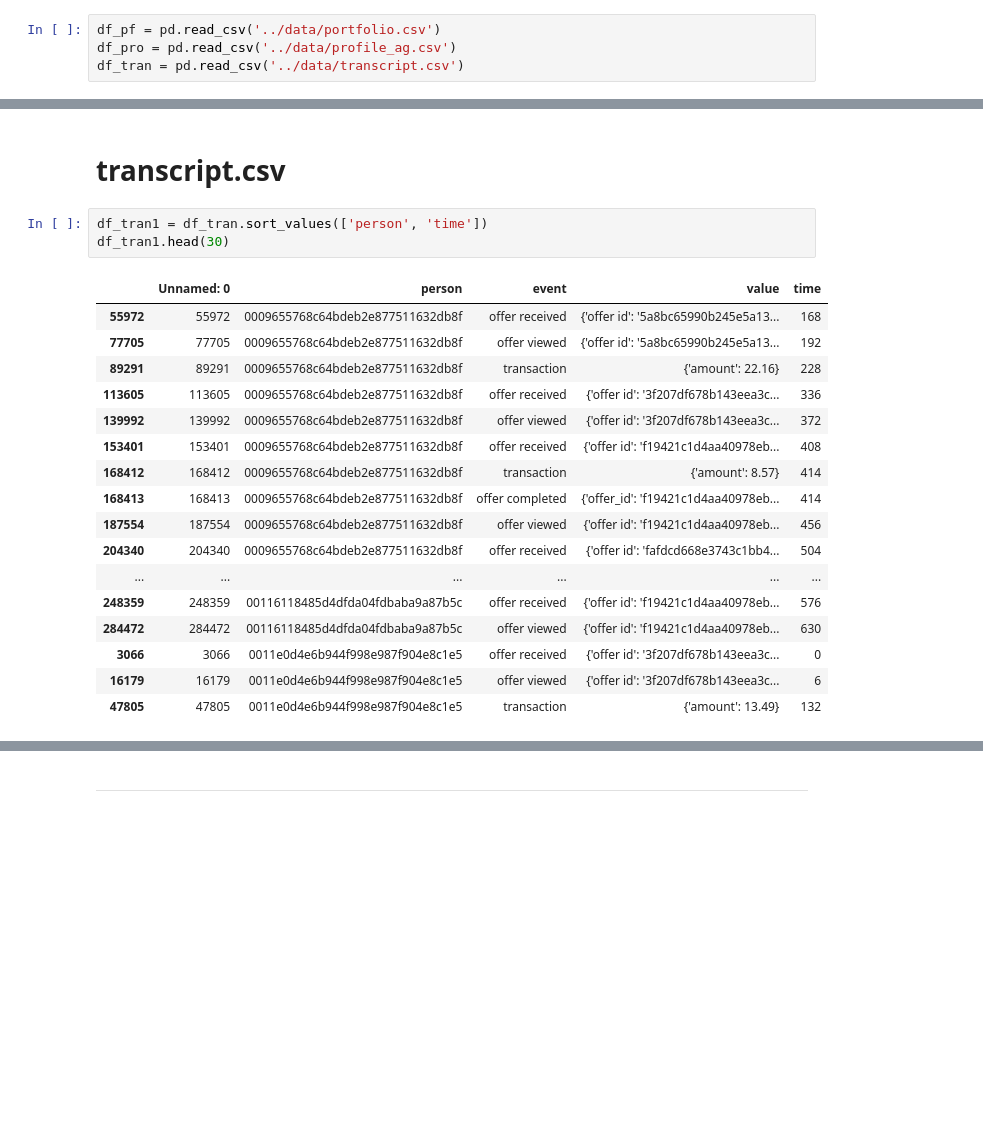
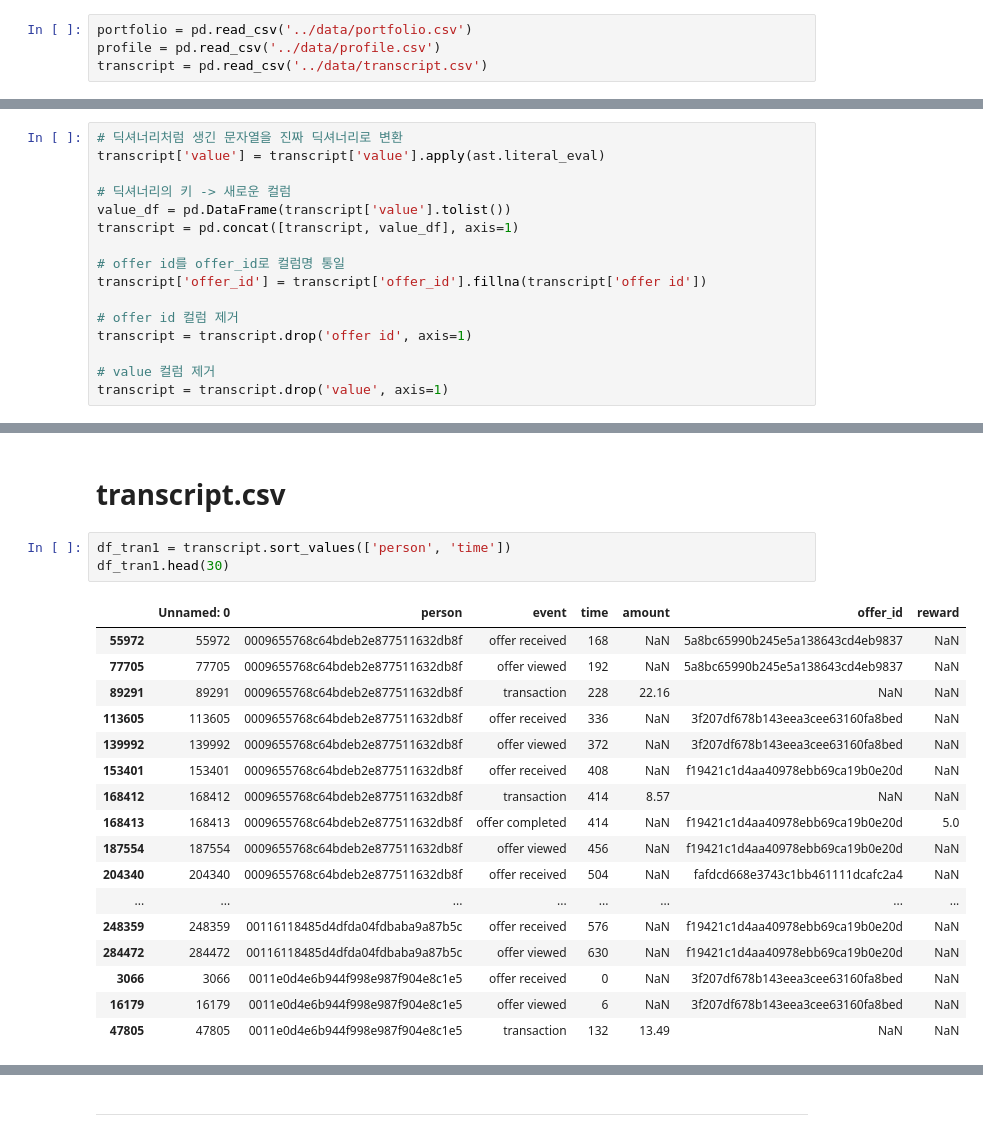
Before and after one commit to yoohengu/marketing_starbucks, a Jupyter notebook: yhg/02_eda_v1.ipynb, the cells around one changed output, grey strips where cells are left out. Drawn from its saved outputs; the diff is of its cells as text; blank space fills up the shorter version.

```diff
--- a/yhg/02_eda_v1.ipynb
+++ b/yhg/02_eda_v1.ipynb
@@ -30,9 +30,9 @@ print("="*60)
 한글 폰트 설정 완료!
 ============================================================
 # %%
-df_pf = pd.read_csv('../data/portfolio.csv')
-df_pro = pd.read_csv('../data/profile_ag.csv')
-df_tran = pd.read_csv('../data/transcript.csv')
+portfolio = pd.read_csv('../data/portfolio.csv')
+profile = pd.read_csv('../data/profile.csv')
+transcript = pd.read_csv('../data/transcript.csv')
 # %% [markdown]
 ---
 # %% [markdown]
@@ -119,0 +133,16 @@ Name: proportion, dtype: float64
+# %%
+# 딕셔너리처럼 생긴 문자열을 진짜 딕셔너리로 변환
+transcript['value'] = transcript['value'].apply(ast.literal_eval)
+
+# 딕셔너리의 키 -> 새로운 컬럼
+value_df = pd.DataFrame(transcript['value'].tolist())
+transcript = pd.concat([transcript, value_df], axis=1)
+
+# offer id를 offer_id로 컬럼명 통일
+transcript['offer_id'] = transcript['offer_id'].fillna(transcript['offer id'])
+
+# offer id 컬럼 제거
+transcript = transcript.drop('offer id', axis=1)
+
+# value 컬럼 제거
+transcript = transcript.drop('value', axis=1)
@@ -122,24 +341,24 @@ Name: proportion, dtype: float64
 # %% [markdown]
 # transcript.csv
 # %%
-df_tran1 = df_tran.sort_values(['person', 'time'])
+df_tran1 = transcript.sort_values(['person', 'time'])
 df_tran1.head(30)
 # %% [output]
-|  | Unnamed: 0 | person | event | value | time |
-| 55972 | 55972 | 0009655768c64bdeb2e877511632db8f | offer received | {'offer id': '5a8bc65990b245e5a13... | 168 |
-| 77705 | 77705 | 0009655768c64bdeb2e877511632db8f | offer viewed | {'offer id': '5a8bc65990b245e5a13... | 192 |
-| 89291 | 89291 | 0009655768c64bdeb2e877511632db8f | transaction | {'amount': 22.16} | 228 |
-| 113605 | 113605 | 0009655768c64bdeb2e877511632db8f | offer received | {'offer id': '3f207df678b143eea3c... | 336 |
-| 139992 | 139992 | 0009655768c64bdeb2e877511632db8f | offer viewed | {'offer id': '3f207df678b143eea3c... | 372 |
-| 153401 | 153401 | 0009655768c64bdeb2e877511632db8f | offer received | {'offer id': 'f19421c1d4aa40978eb... | 408 |
-| 168412 | 168412 | 0009655768c64bdeb2e877511632db8f | transaction | {'amount': 8.57} | 414 |
-| 168413 | 168413 | 0009655768c64bdeb2e877511632db8f | offer completed | {'offer_id': 'f19421c1d4aa40978eb... | 414 |
-| 187554 | 187554 | 0009655768c64bdeb2e877511632db8f | offer viewed | {'offer id': 'f19421c1d4aa40978eb... | 456 |
-| 204340 | 204340 | 0009655768c64bdeb2e877511632db8f | offer received | {'offer id': 'fafdcd668e3743c1bb4... | 504 |
-| ... | ... | ... | ... | ... | ... |
-| 248359 | 248359 | 00116118485d4dfda04fdbaba9a87b5c | offer received | {'offer id': 'f19421c1d4aa40978eb... | 576 |
-| 284472 | 284472 | 00116118485d4dfda04fdbaba9a87b5c | offer viewed | {'offer id': 'f19421c1d4aa40978eb... | 630 |
-| 3066 | 3066 | 0011e0d4e6b944f998e987f904e8c1e5 | offer received | {'offer id': '3f207df678b143eea3c... | 0 |
-| 16179 | 16179 | 0011e0d4e6b944f998e987f904e8c1e5 | offer viewed | {'offer id': '3f207df678b143eea3c... | 6 |
-| 47805 | 47805 | 0011e0d4e6b944f998e987f904e8c1e5 | transaction | {'amount': 13.49} | 132 |
+|  | Unnamed: 0 | person | event | time | amount | offer_id | reward |
+| 55972 | 55972 | 0009655768c64bdeb2e877511632db8f | offer received | 168 | NaN | 5a8bc65990b245e5a138643cd4eb9837 | NaN |
+| 77705 | 77705 | 0009655768c64bdeb2e877511632db8f | offer viewed | 192 | NaN | 5a8bc65990b245e5a138643cd4eb9837 | NaN |
+| 89291 | 89291 | 0009655768c64bdeb2e877511632db8f | transaction | 228 | 22.16 | NaN | NaN |
+| 113605 | 113605 | 0009655768c64bdeb2e877511632db8f | offer received | 336 | NaN | 3f207df678b143eea3cee63160fa8bed | NaN |
+| 139992 | 139992 | 0009655768c64bdeb2e877511632db8f | offer viewed | 372 | NaN | 3f207df678b143eea3cee63160fa8bed | NaN |
+| 153401 | 153401 | 0009655768c64bdeb2e877511632db8f | offer received | 408 | NaN | f19421c1d4aa40978ebb69ca19b0e20d | NaN |
+| 168412 | 168412 | 0009655768c64bdeb2e877511632db8f | transaction | 414 | 8.57 | NaN | NaN |
+| 168413 | 168413 | 0009655768c64bdeb2e877511632db8f | offer completed | 414 | NaN | f19421c1d4aa40978ebb69ca19b0e20d | 5.0 |
+| 187554 | 187554 | 0009655768c64bdeb2e877511632db8f | offer viewed | 456 | NaN | f19421c1d4aa40978ebb69ca19b0e20d | NaN |
+| 204340 | 204340 | 0009655768c64bdeb2e877511632db8f | offer received | 504 | NaN | fafdcd668e3743c1bb461111dcafc2a4 | NaN |
+| ... | ... | ... | ... | ... | ... | ... | ... |
+| 248359 | 248359 | 00116118485d4dfda04fdbaba9a87b5c | offer received | 576 | NaN | f19421c1d4aa40978ebb69ca19b0e20d | NaN |
+| 284472 | 284472 | 00116118485d4dfda04fdbaba9a87b5c | offer viewed | 630 | NaN | f19421c1d4aa40978ebb69ca19b0e20d | NaN |
+| 3066 | 3066 | 0011e0d4e6b944f998e987f904e8c1e5 | offer received | 0 | NaN | 3f207df678b143eea3cee63160fa8bed | NaN |
+| 16179 | 16179 | 0011e0d4e6b944f998e987f904e8c1e5 | offer viewed | 6 | NaN | 3f207df678b143eea3cee63160fa8bed | NaN |
+| 47805 | 47805 | 0011e0d4e6b944f998e987f904e8c1e5 | transaction | 132 | 13.49 | NaN | NaN |
 # %%
```
Also changed, not shown: parts of 22 cells of this notebook, 8 other files.
